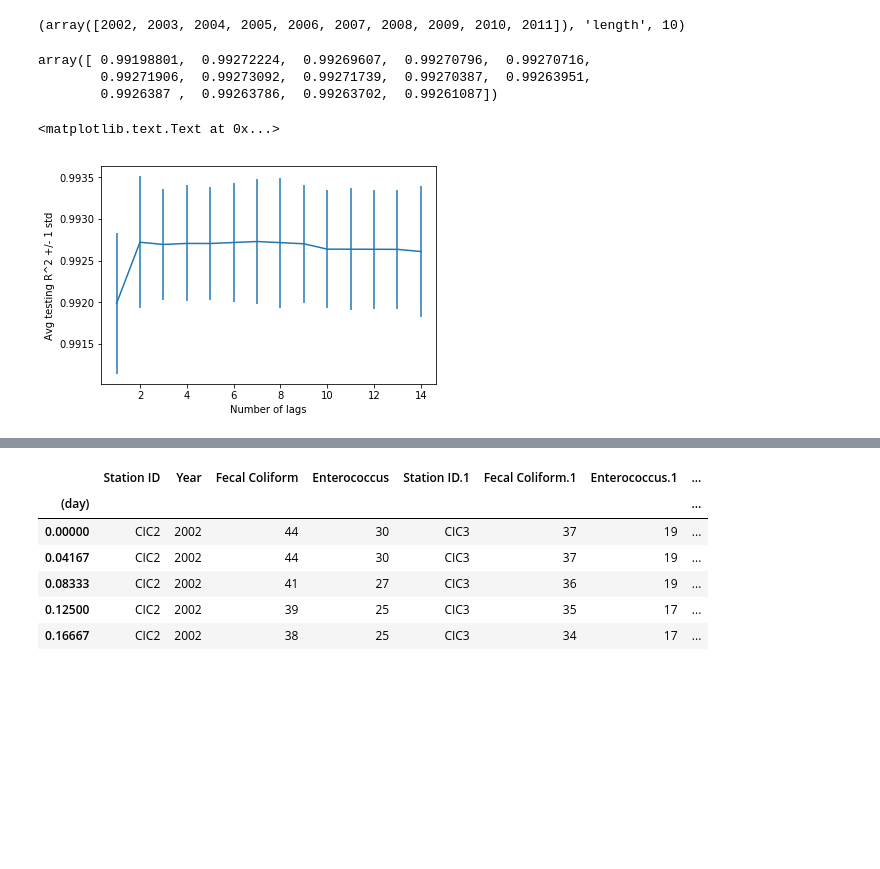
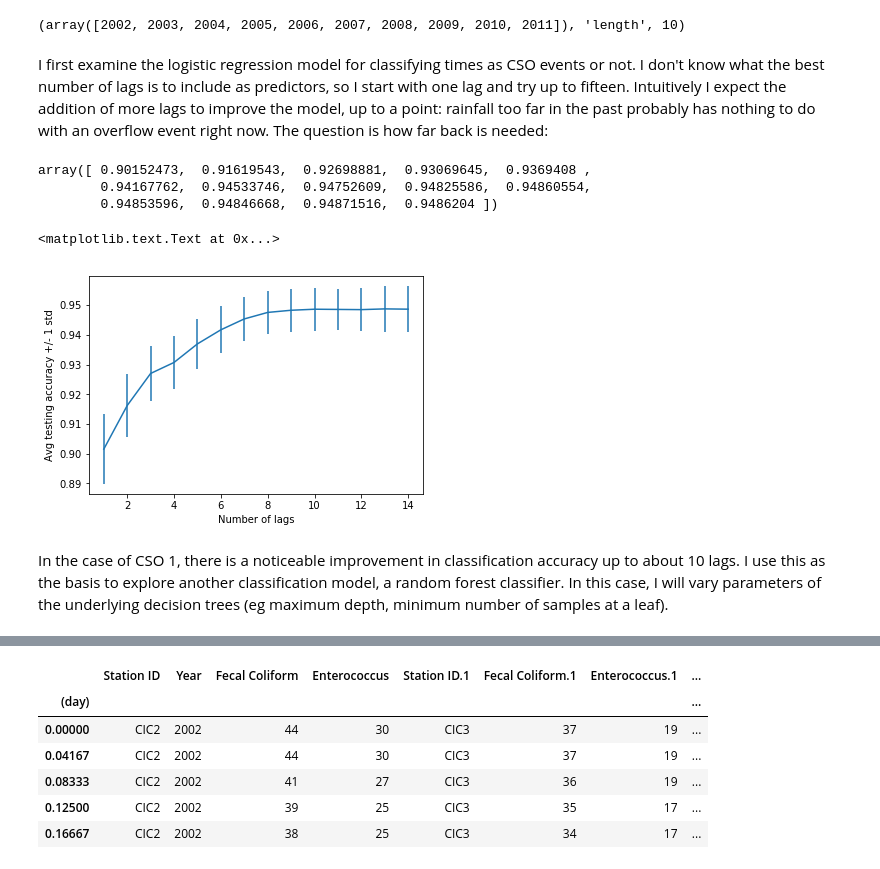
Before and after one commit to klostest/NYCDEP, a Jupyter notebook: Classification.ipynb, the cells around one changed output, grey strips where cells are left out. Drawn from its saved outputs; the diff is of its cells as text; code cells hidden in the pictures; blank space fills up the shorter version.

```diff
--- a/Classification.ipynb
+++ b/Classification.ipynb
@@ -394,0 +367,39 @@ def train_and_test(lag_order, column_to_model):
+# %% [markdown]
+I first examine the logistic regression model for classifying times as CSO events or not.  I don't know what the best number of lags is to include as predictors, so I start with one lag and try up to fifteen.  Intuitively I expect the addition of more lags to improve the model, up to a point:  rainfall too far in the past probably has nothing to do with an overflow event right now.  The question is how far back is needed:
+# %%
+#if using sklearn
+#*** Good to specify and justify all parameters here, may want to do 2D model
+#validation on lags and C parameter, can have heatmap
+from sklearn import linear_model
+logistic_reg_model = linear_model.LogisticRegression(fit_intercept = True, C=1000000)
+
+#Different numbers of lags to explore
+several_lags = range(1,15)
+#Arrays to store accuracy of models
+many_lag_acc = []
+mean_acc = np.array([])
+std_acc = np.array([])
+#Train and test the models
+for each_lag in several_lags:
+    tmp_val = train_and_test(logistic_reg_model, each_lag, 'CSO 1, MG/hr')
+    many_lag_acc.append(tmp_val)
+    mean_acc = np.append(mean_acc, np.mean(tmp_val))
+    std_acc = np.append(std_acc, np.std(tmp_val))
+#     print(each_lag)
+# %%
+mean_acc
+# %% [output]
+array([ 0.90152473,  0.91619543,  0.92698881,  0.93069645,  0.9369408 ,
+        0.94167762,  0.94533746,  0.94752609,  0.94825586,  0.94860554,
+        0.94853596,  0.94846668,  0.94871516,  0.9486204 ])
+# %%
+# plt.plot(several_lags, mean_r_sq)
+plt.errorbar(several_lags, mean_acc, yerr=std_acc)
+plt.xlabel('Number of lags')
+plt.ylabel('Avg testing accuracy +/- 1 std')
+plt.title('')
+# %% [output]
+<matplotlib.text.Text at 0x...>
+[figure, added]
+# %% [markdown]
+In the case of CSO 1, there is a noticeable improvement in classification accuracy up to about 10 lags.  I use this as the basis to explore another classification model, a random forest classifier.  In this case, I will vary parameters of the underlying decision trees (eg maximum depth, minimum number of samples at a leaf).
@@ -409,15 +426,0 @@ for each_lag in several_lags:
-# %%
-mean_r_sq
-# %% [output]
-array([ 0.99198801,  0.99272224,  0.99269607,  0.99270796,  0.99270716,
-        0.99271906,  0.99273092,  0.99271739,  0.99270387,  0.99263951,
-        0.9926387 ,  0.99263786,  0.99263702,  0.99261087])
-# %%
-# plt.plot(several_lags, mean_r_sq)
-plt.errorbar(several_lags, mean_r_sq, yerr=std_r_sq)
-plt.xlabel('Number of lags')
-plt.ylabel('Avg testing R^2 +/- 1 std')
-plt.title('')
-# %% [output]
-<matplotlib.text.Text at 0x...>
-[figure, removed]
```
Also changed, not shown: parts of 38 cells of this notebook.
